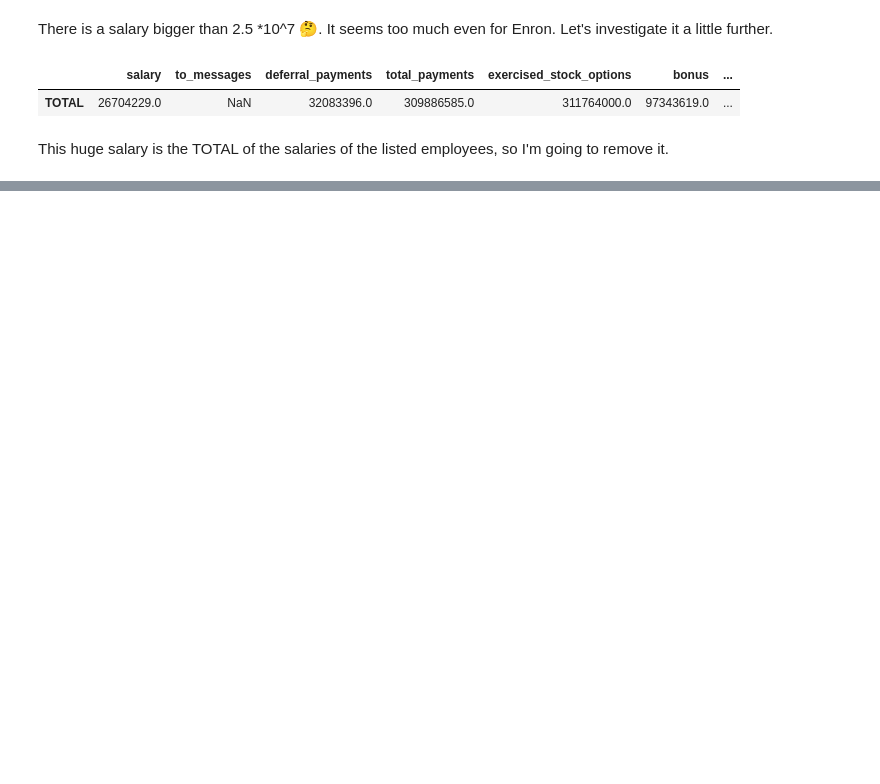
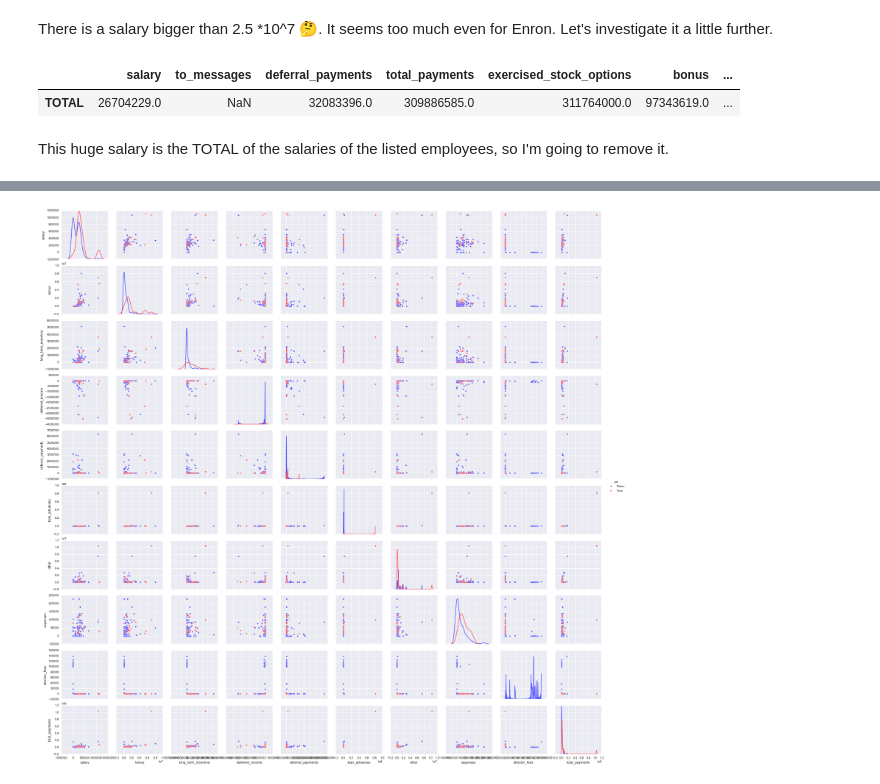
Before and after one commit to schiller/ud120-projects, a Jupyter notebook: final_project/Enron EDA.ipynb, the cells around one changed output, grey strips where cells are left out. Drawn from its saved outputs; the diff is of its cells as text; code cells hidden in the pictures; blank space fills up the shorter version.

```diff
--- a/final_project/Enron EDA.ipynb
+++ b/final_project/Enron EDA.ipynb
@@ -123,0 +92,10 @@ df['salary'].plot.hist(by='poi')
+# %%
+g = sns.pairplot(
+    df.fillna(0),
+    vars=['salary', 'bonus', 'long_term_incentive', 'deferred_income', 'deferral_payments',
+          'loan_advances', 'other', 'expenses', 'director_fees', 'total_payments'],
+    hue='poi',
+    diag_kind="kde",
+    palette='seismic')
+# %% [output]
+[figure, added]
```
Also changed, not shown: parts of 13 cells of this notebook.
